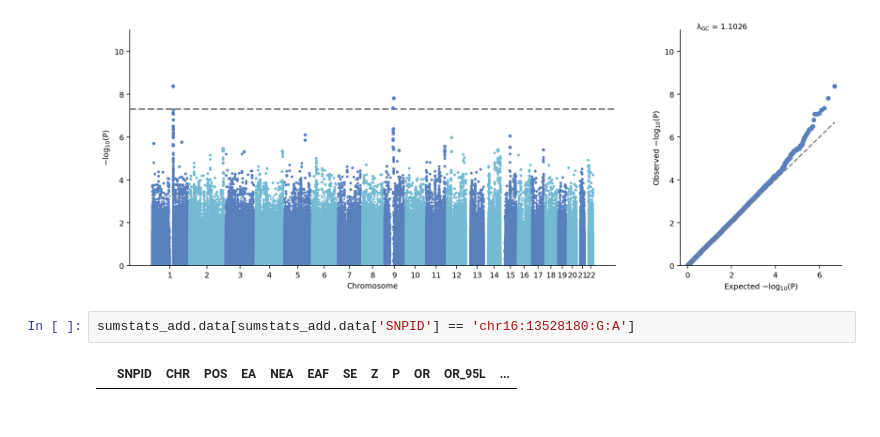
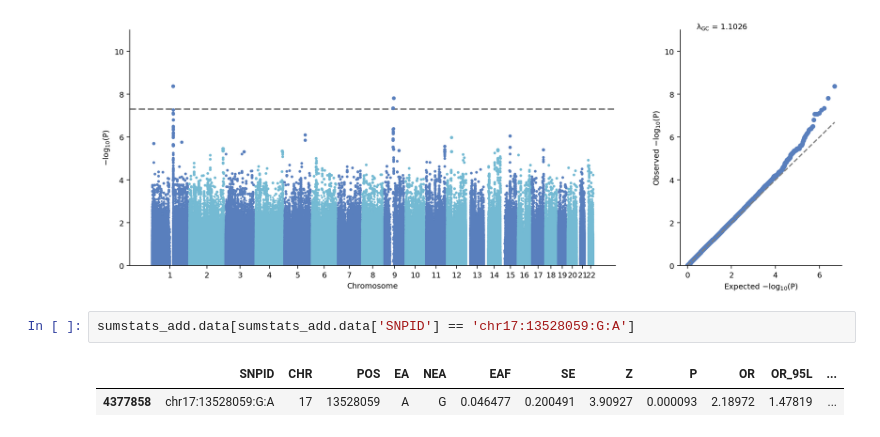
Before and after one commit to ZhaoTie-re/cteph_agp3k, a Jupyter notebook: snippet_analysis/02.array_check_impute/impute_array_mqq.ipynb, the cells around one changed output. Saved outputs shown, nothing was run; the diff lists cells and outputs as text.

```diff
--- a/snippet_analysis/02.array_check_impute/impute_array_mqq.ipynb
+++ b/snippet_analysis/02.array_check_impute/impute_array_mqq.ipynb
@@ -55,9 +55,10 @@ sumstats_add.plot_mqq()
 (<Figure size 3000x1000 with 2 Axes>, <gwaslab.g_Log.Log at 0x...>)
 [figure]
 # %%
-sumstats_add.data[sumstats_add.data['SNPID'] == 'chr16:13528180:G:A']
+sumstats_add.data[sumstats_add.data['SNPID'] == 'chr17:13528059:G:A']
 # %% [output]
 |  | SNPID | CHR | POS | EA | NEA | EAF | SE | Z | P | OR | OR_95L | ... |
+| 4377858 | chr17:13528059:G:A | 17 | 13528059 | A | G | 0.046477 | 0.200491 | 3.90927 | 0.000093 | 2.18972 | 1.47819 | ... |
 # %%
 sumstats_add.get_lead()
 # %% [output]
```
Also changed, not shown: parts of 2 cells of this notebook, 32 other files.
